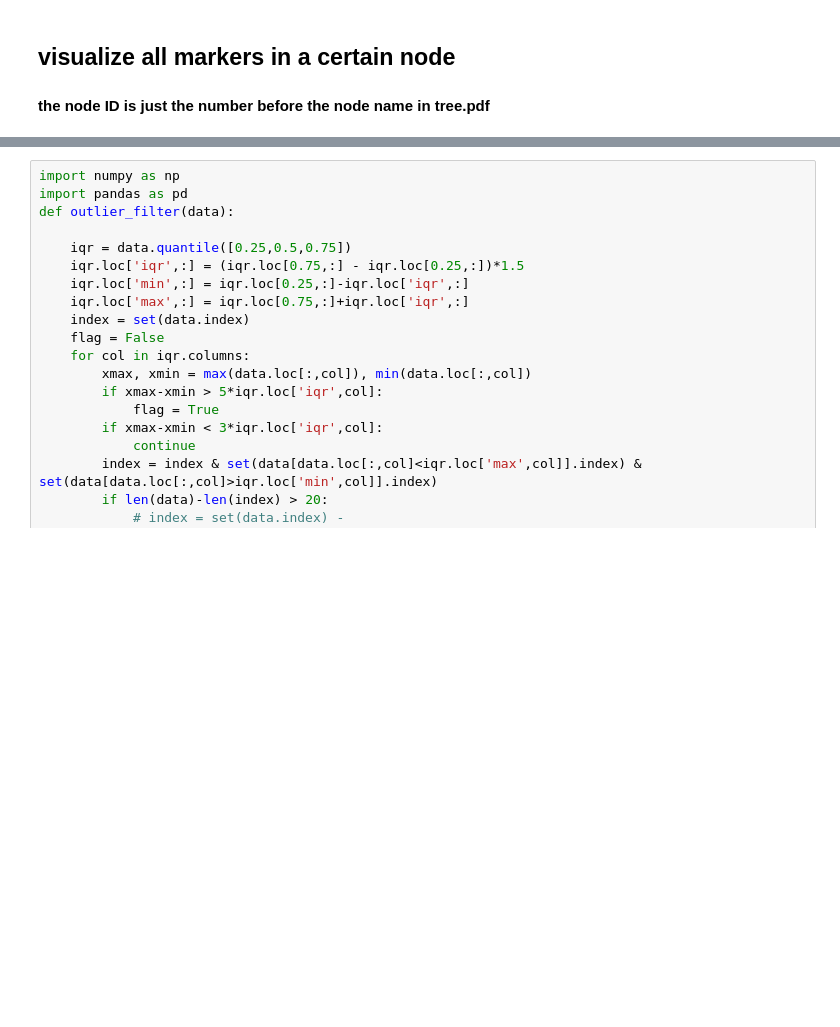
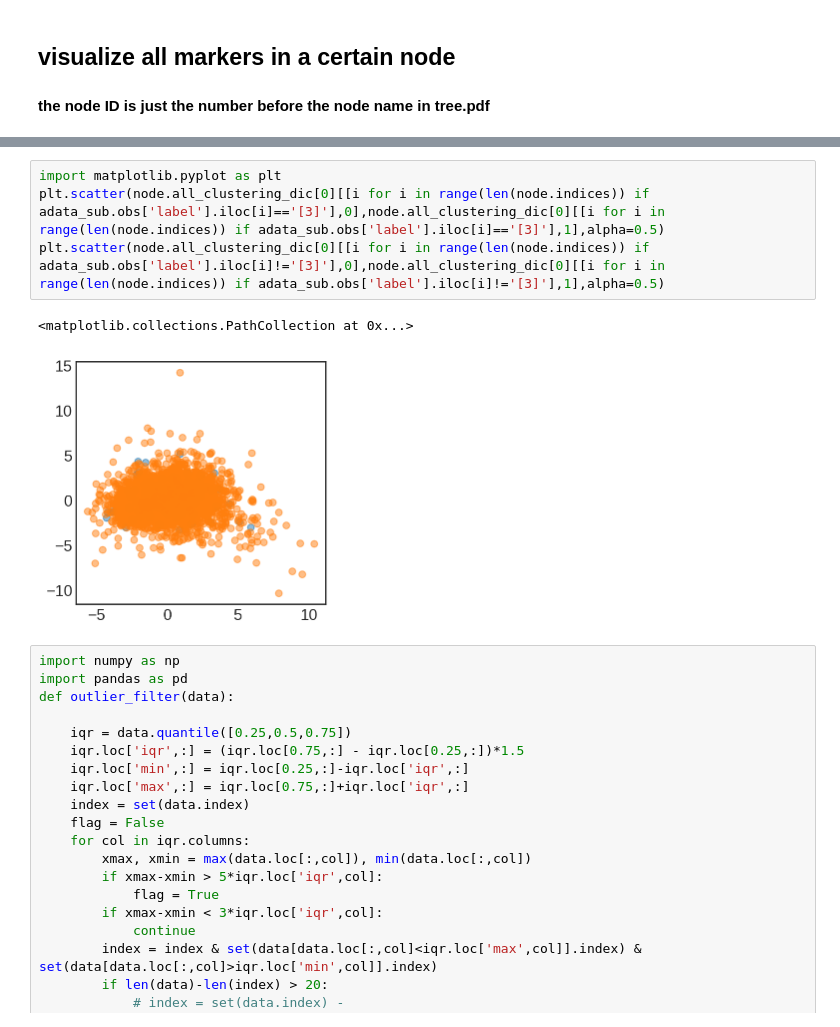
Before and after one commit to xinzhu-email/CITE-pool, a Jupyter notebook: AnalysisTutorial_rna.ipynb, the cells around one changed output, grey strips where cells are left out. Saved outputs shown, nothing was run; the diff lists cells and outputs as text; blank space fills up the shorter version.

```diff
--- a/AnalysisTutorial_rna.ipynb
+++ b/AnalysisTutorial_rna.ipynb
@@ -65,3 +63,10 @@ node.stop
+# %%
+import matplotlib.pyplot as plt
+plt.scatter(node.all_clustering_dic[0][[i for i in range(len(node.indices)) if adata_sub.obs['label'].iloc[i]=='[3]'],0],node.all_clustering_dic[0][[i for i in range(len(node.indices)) if adata_sub.obs['label'].iloc[i]=='[3]'],1],alpha=0.5)
+plt.scatter(node.all_clustering_dic[0][[i for i in range(len(node.indices)) if adata_sub.obs['label'].iloc[i]!='[3]'],0],node.all_clustering_dic[0][[i for i in range(len(node.indices)) if adata_sub.obs['label'].iloc[i]!='[3]'],1],alpha=0.5)
+# %% [output]
+<matplotlib.collections.PathCollection at 0x...>
+[figure, added]
 # %%
 import numpy as np
 import pandas as pd
```
Also changed, not shown: parts of 12 cells of this notebook, 6 other files.
